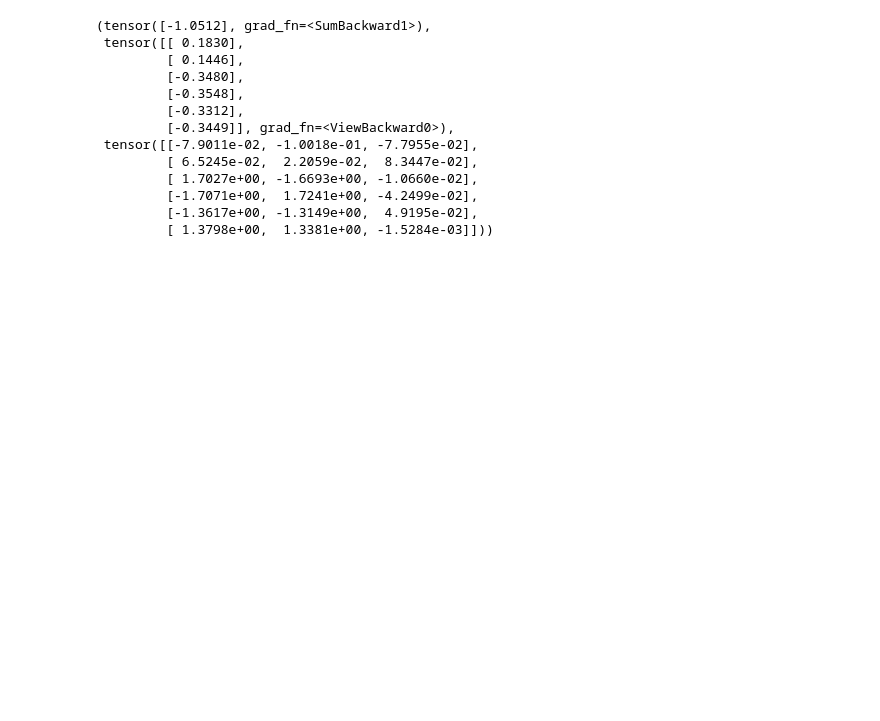
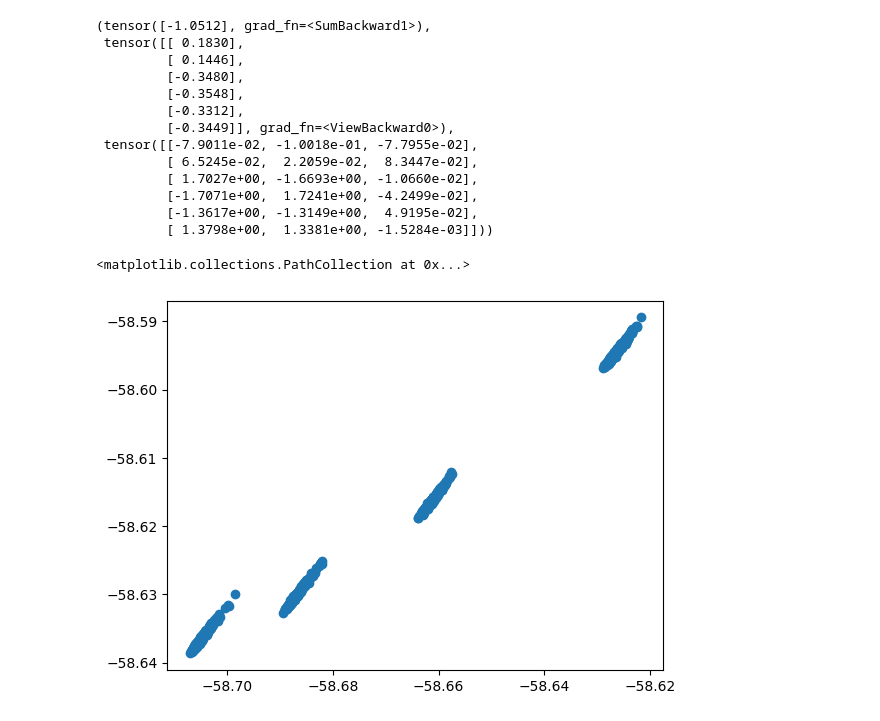
Before and after one commit to Dzung93/Simple_EGNN, a Jupyter notebook: EGNN.ipynb, the cells around one changed output. Drawn from its saved outputs; the diff is of its cells as text; code cells hidden in the pictures; blank space fills up the shorter version.

```diff
--- a/EGNN.ipynb
+++ b/EGNN.ipynb
@@ -184,0 +187,2 @@ history
+# %%
+model = torch.load('best_model.pth')
@@ -299,12 +362,15 @@ model(d)
 # %%
 import copy
 pred = []
 ref = []
 dat = copy.deepcopy(data)
 for i, d in enumerate(dat):
-    pred.append(model(d).detach().numpy()*y_std + y_m)
-    ref.append(d.energy.detach().numpy()*y_std + y_m)
+    pred.append(model(d)[0].detach())
+    ref.append(d.energy.detach())
 
-plt.xlim(-58.64, -58.59)
-plt.ylim(-58.64, -58.59)
+#plt.xlim(-58.64, -58.59)
+#plt.ylim(-58.64, -58.59)
 plt.scatter(pred, ref)
+# %% [output]
+<matplotlib.collections.PathCollection at 0x...>
+[figure, added]
```
Also changed, not shown: parts of 44 cells of this notebook.
